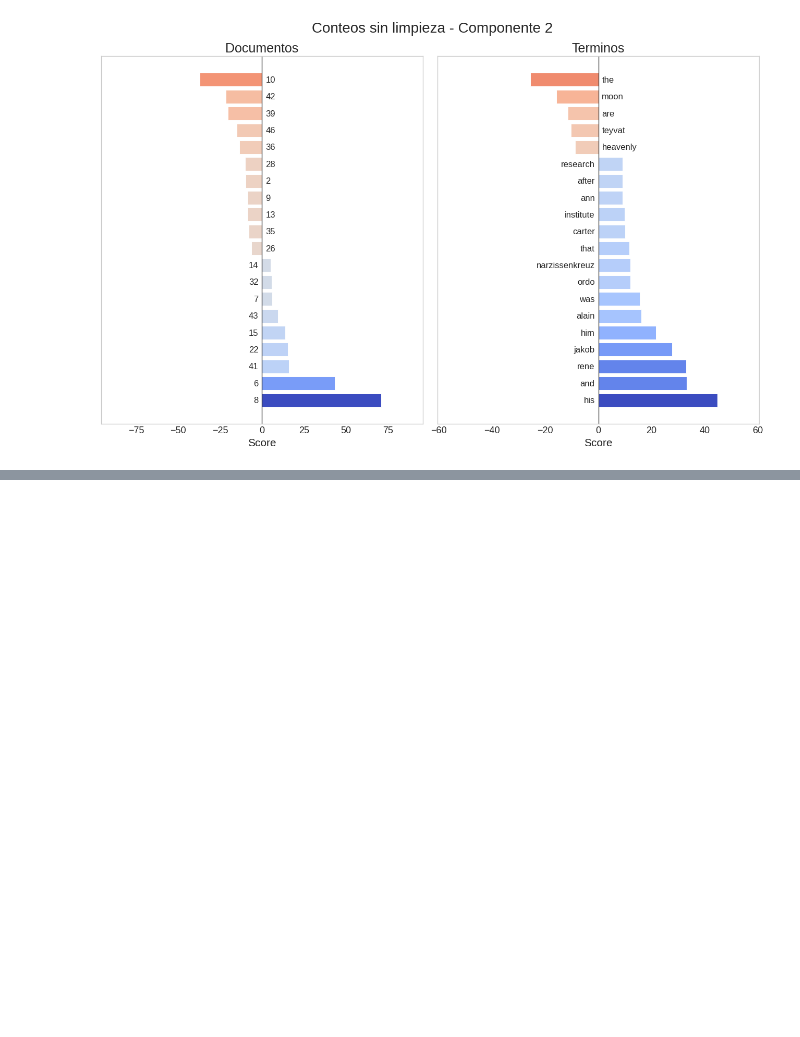
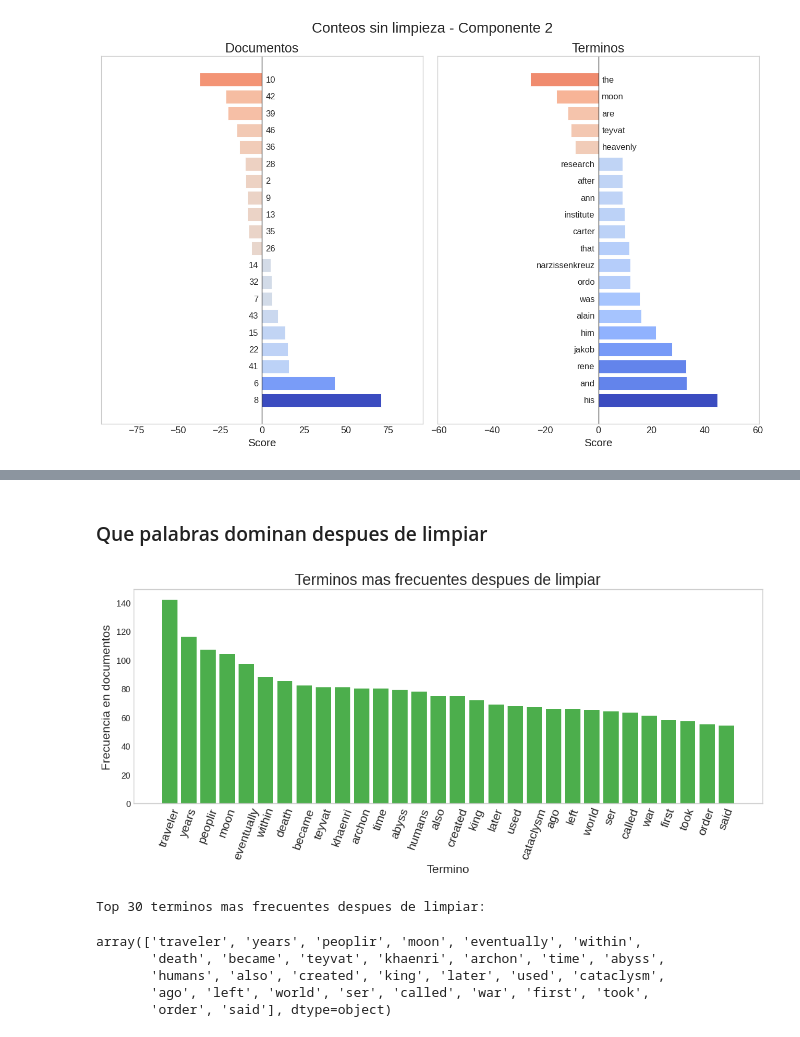
Before and after one commit to wbguc/Proyecto-Algebra, a Jupyter notebook: main.ipynb, the cells around one changed output, grey strips where cells are left out. Saved outputs shown, nothing was run; the diff lists cells and outputs as text; code cells hidden in the pictures; blank space fills up the shorter version.

```diff
--- a/main.ipynb
+++ b/main.ipynb
@@ -524,0 +702,23 @@ graficar_componentes(
+# %%
+vectorizer_final = TfidfVectorizer(
+    lowercase=True,
+    token_pattern=r"(?u)\b[^\W\d_]{3,}\b",
+    stop_words=stop_words_total,
+    min_df=2,
+    max_df=0.8,
+    ngram_range=(1, 2),
+)
+
+X_final = vectorizer_final.fit_transform(documentos_lem)
+vocabulario_final = vectorizer_final.get_feature_names_out()
+A_final = X_final.toarray().T
+
+vectorizer_final_counts = CountVectorizer(vocabulary=vocabulario_final)
+X_final_counts = vectorizer_final_counts.transform(documentos_lem)
+frecuencias_final = np.asarray(X_final_counts.sum(axis=0)).ravel()
+
+print("Forma de X_final (documentos x terminos):", X_final.shape)
+print("Forma de A_final (terminos x documentos):", A_final.shape)
+print("Primeros terminos del vocabulario final:", vocabulario_final[:30])
+print("Unigramas:", sum(len(t.split()) == 1 for t in vocabulario_final))
+print("Bigramas:", sum(len(t.split()) == 2 for t in vocabulario_final))
@@ -524,0 +736,28 @@ graficar_componentes(
+# %% [markdown]
+### Que palabras dominan despues de limpiar
+# %%
+indices_frecuentes_final = np.argsort(frecuencias_final)[::-1][:30]
+terminos_frecuentes_final = vocabulario_final[indices_frecuentes_final]
+conteos_frecuentes_final = frecuencias_final[indices_frecuentes_final]
+
+fig, ax = plt.subplots(figsize=(11, 5.2))
+ax.bar(terminos_frecuentes_final, conteos_frecuentes_final, color="tab:green", alpha=0.85)
+ax.set_title("Terminos mas frecuentes despues de limpiar", fontsize=18)
+ax.set_xlabel("Termino", fontsize=14)
+ax.set_ylabel("Frecuencia en documentos", fontsize=14)
+ax.grid(False)
+ax.tick_params(axis="x", rotation=70, labelsize=14)
+plt.tight_layout()
+plt.show()
+
+# Print top 30 terms and their counts
+print("Top 30 terminos mas frecuentes despues de limpiar:")
+terminos_frecuentes_final
+# %% [output]
+[figure, added]
+Top 30 terminos mas frecuentes despues de limpiar:
+array(['traveler', 'years', 'peoplir', 'moon', 'eventually', 'within',
+       'death', 'became', 'teyvat', 'khaenri', 'archon', 'time', 'abyss',
+       'humans', 'also', 'created', 'king', 'later', 'used', 'cataclysm',
+       'ago', 'left', 'world', 'ser', 'called', 'war', 'first', 'took',
+       'order', 'said'], dtype=object)
```
Also changed, not shown: parts of 6 cells of this notebook, 2 other files.
